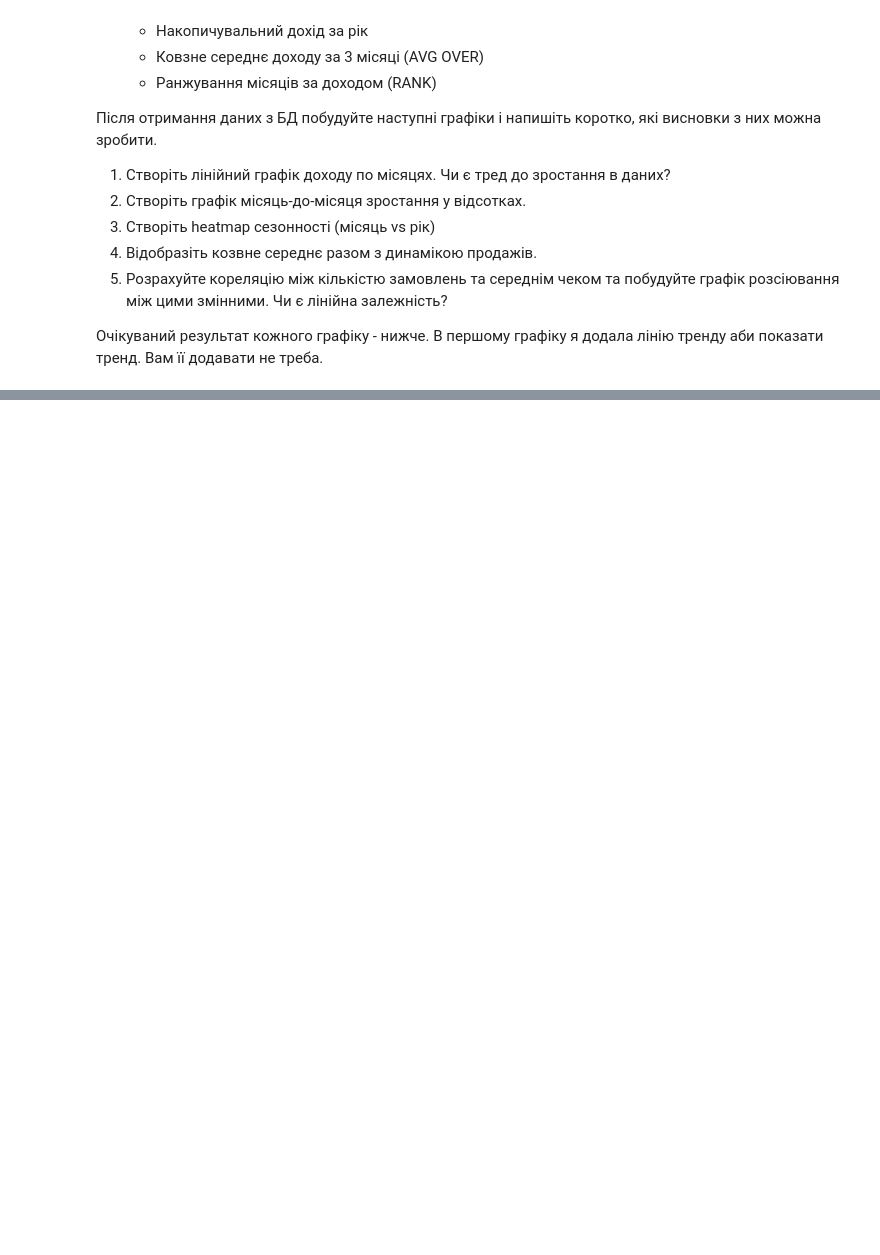
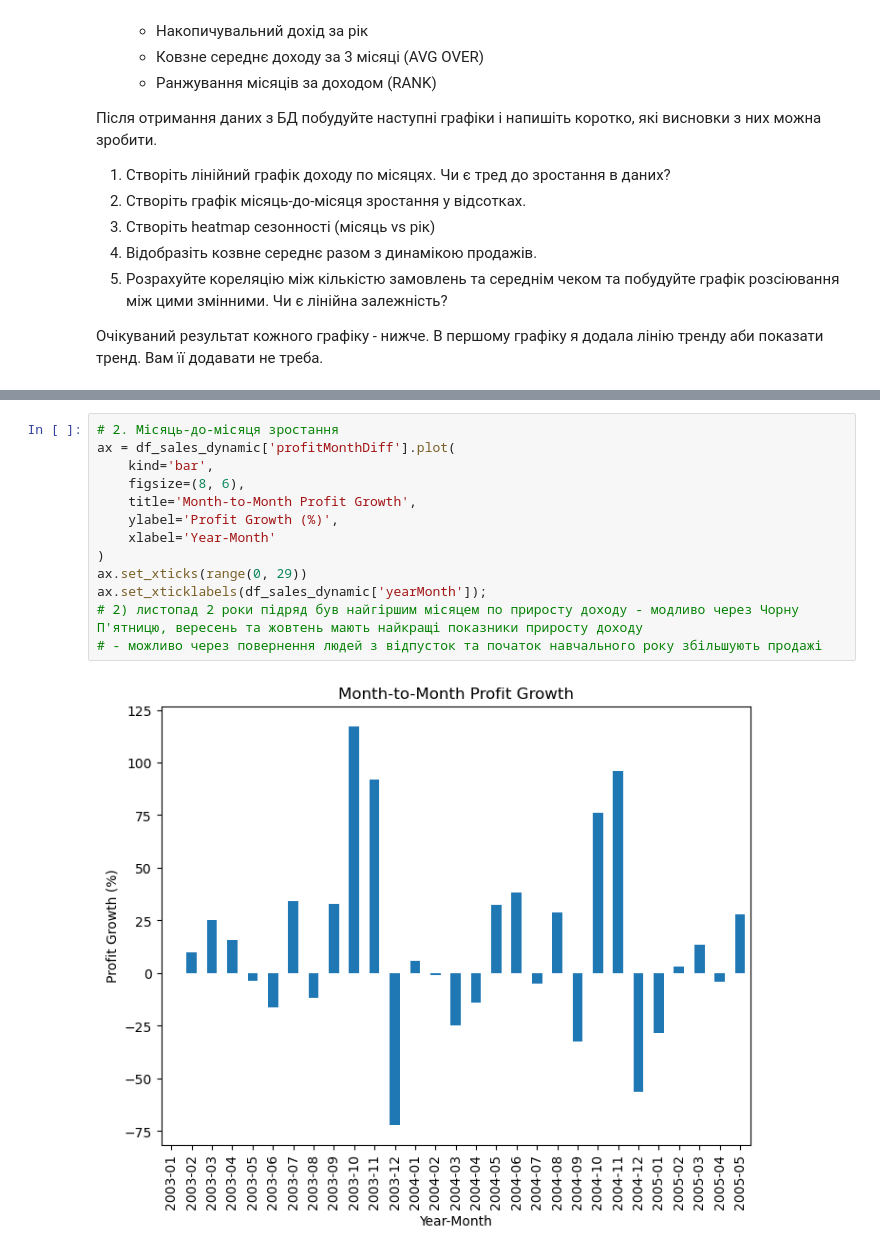
Before and after one commit to olesia-za/python_for_ds_tasks, a Jupyter notebook: hometasks/OZ_Done_11_HW1_Integration_Python_and_SQL_data_request.ipynb, the cells around one changed output, grey strips where cells are left out. Saved outputs shown, nothing was run; the diff lists cells and outputs as text; blank space fills up the shorter version.

```diff
--- a/hometasks/OZ_Done_11_HW1_Integration_Python_and_SQL_data_request.ipynb
+++ b/hometasks/OZ_Done_11_HW1_Integration_Python_and_SQL_data_request.ipynb
@@ -418,0 +480,15 @@ profit_by_products.boxplot(column='diffWithAvgByProductLine', by='productLine',
+# %%
+# 2. Місяць-до-місяця зростання
+ax = df_sales_dynamic['profitMonthDiff'].plot(
+    kind='bar',
+    figsize=(8, 6),
+    title='Month-to-Month Profit Growth',
+    ylabel='Profit Growth (%)',
+    xlabel='Year-Month'
+)
+ax.set_xticks(range(0, 29))
+ax.set_xticklabels(df_sales_dynamic['yearMonth']);
+# 2) листопад 2 роки підряд був найгіршим місяцем по приросту доходу - модливо через Чорну П'ятницю, вересень та жовтень мають найкращі показники приросту доходу
+# - можливо через повернення людей з відпусток та початок навчального року збільшують продажі
+# %% [output]
+[figure, added]
```
Also changed, not shown: parts of 11 cells of this notebook.
